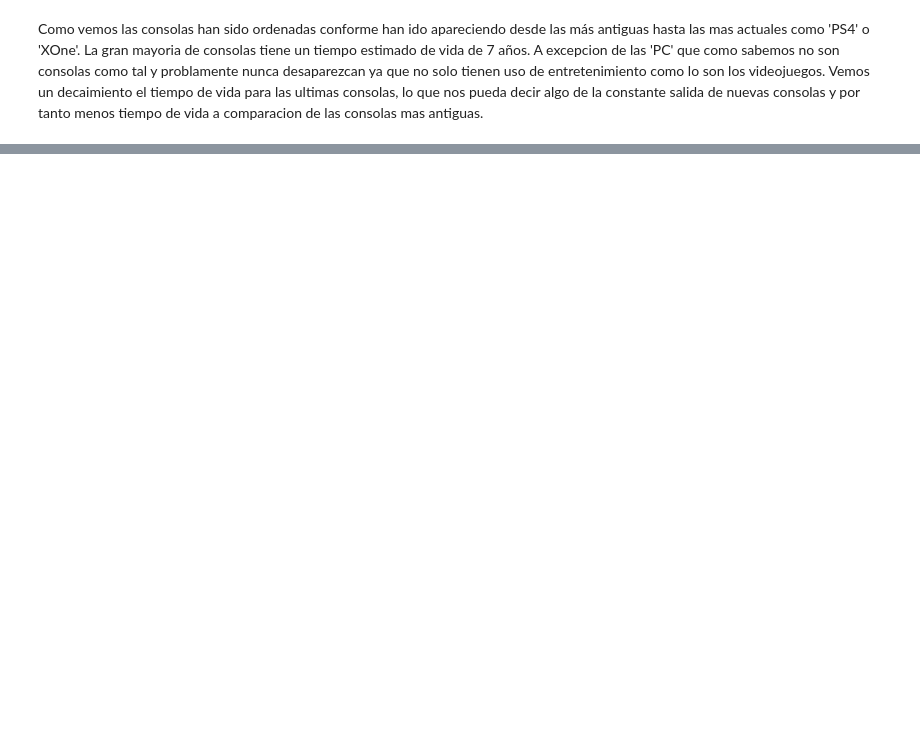
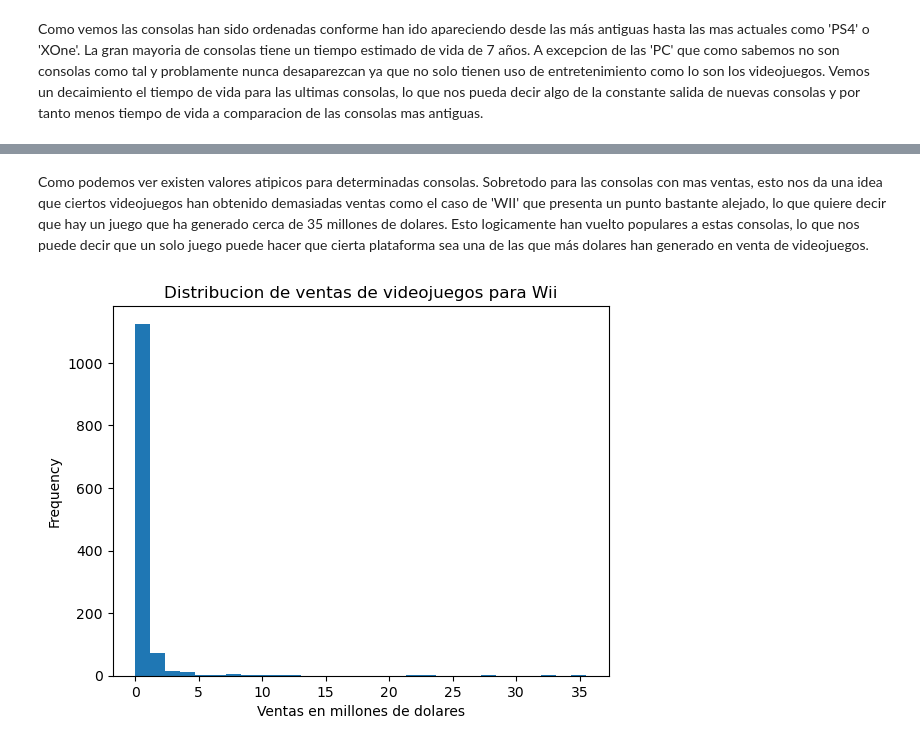
Before and after one commit to lautaroballesteros0926/notebok_sprint6, a Jupyter notebook: notebook.ipynb, the cells around one changed output, grey strips where cells are left out. Drawn from its saved outputs; the diff is of its cells as text; code cells hidden in the pictures; blank space fills up the shorter version.

```diff
--- a/notebook.ipynb
+++ b/notebook.ipynb
@@ -383,0 +381,2 @@ Como vemos las consolas han sido ordenadas conforme han ido apareciendo desde la
+# %%
+data_game=data_game[data_game['year_of_release']>=2007]
@@ -383,0 +396,10 @@ Como vemos las consolas han sido ordenadas conforme han ido apareciendo desde la
+# %% [markdown]
+Como podemos ver existen valores atipicos para determinadas consolas. Sobretodo para las consolas con mas ventas, esto nos da una idea que ciertos videojuegos han obtenido demasiadas ventas como el caso de 'WII' que presenta un punto bastante alejado, lo que quiere decir que hay un juego que ha generado cerca de 35 millones de dolares. Esto logicamente han vuelto populares a estas consolas, lo que nos puede decir que un solo juego puede hacer que cierta plataforma sea una de las que más dolares han generado en venta de videojuegos.
+# %%
+#Veamos las distribucion de la consola 'Wii'
+data_game[data_game['platform']=='Wii']['total_sales'].plot(kind='hist',bins=30)
+plt.title('Distribucion de ventas de videojuegos para Wii')
+plt.xlabel('Ventas en millones de dolares')
+plt.show()
+# %% [output]
+[figure, added]
```
Also changed, not shown: parts of 75 cells of this notebook.
